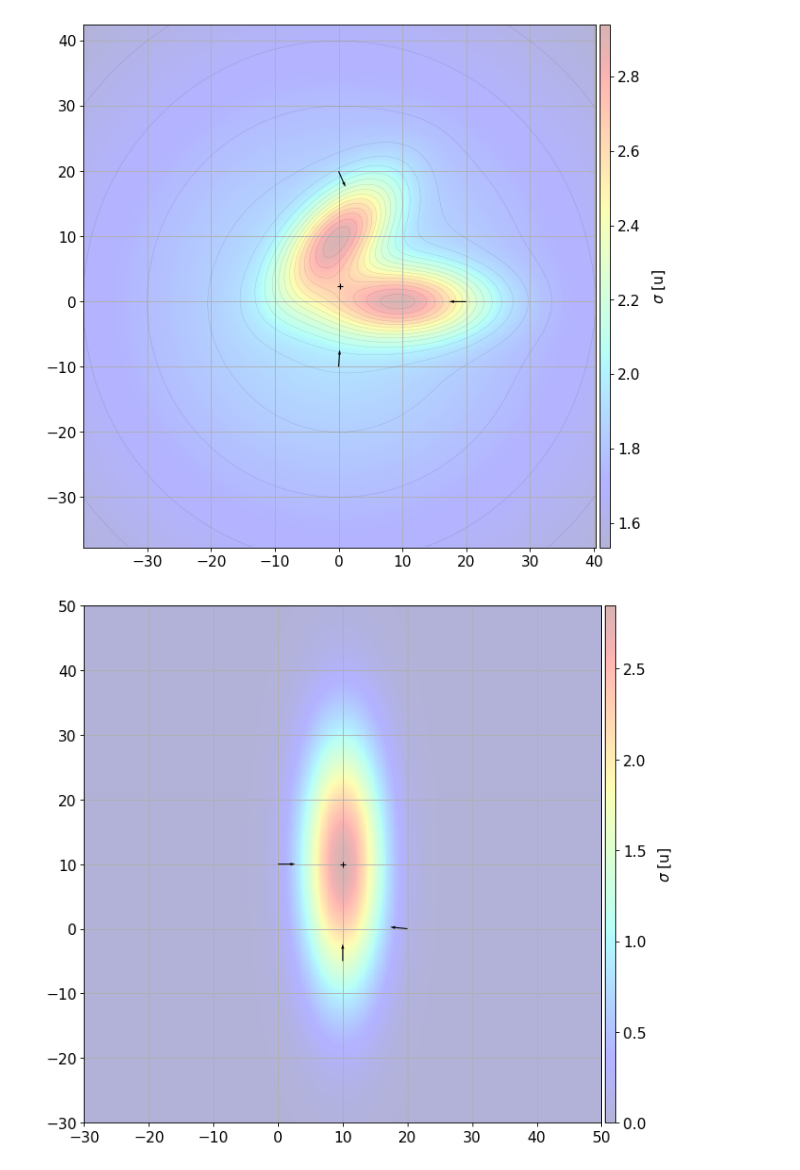
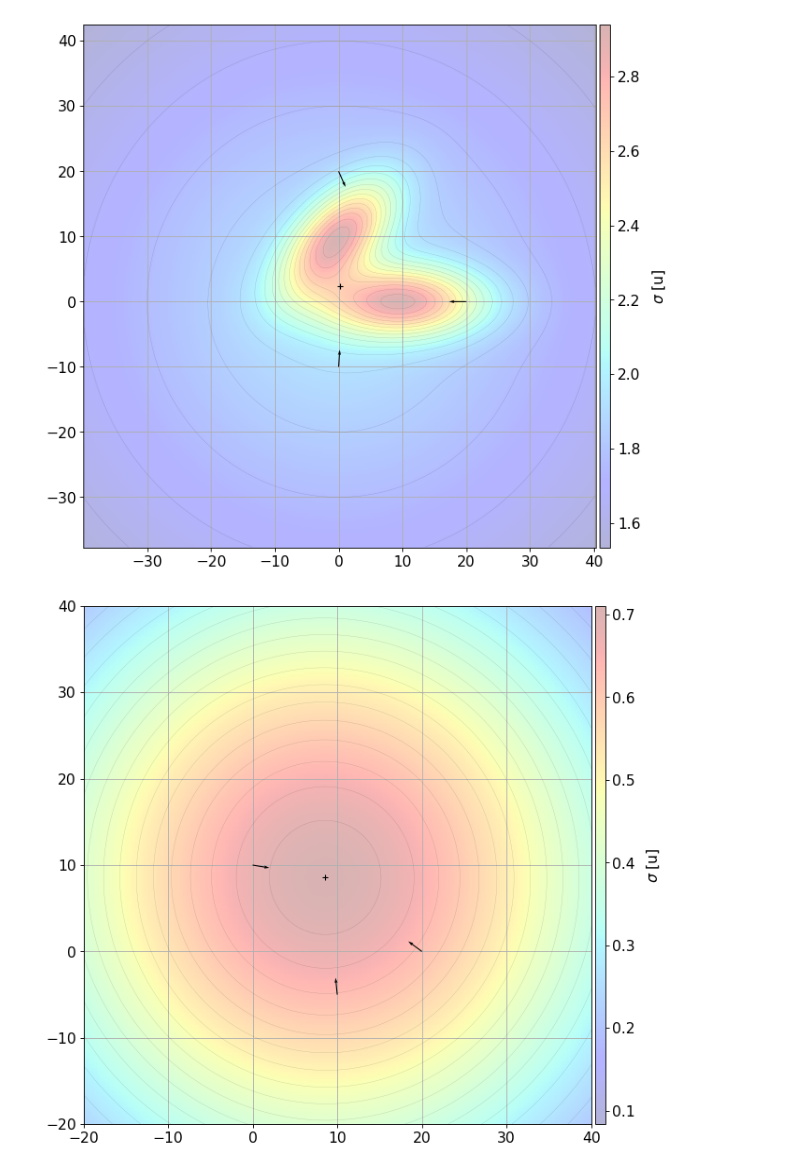
Before and after one commit to jesusBV20/source_seeking_2D, a Jupyter notebook: _scalar_field_test.ipynb, the cells around one changed output. Cells and saved outputs as stored; diff of their text form; code cells hidden in the pictures.

```diff
--- a/_scalar_field_test.ipynb
+++ b/_scalar_field_test.ipynb
@@ -68,37 +68,39 @@ plt.show()
 # %%
 # ----------------------------------------------------------------------
 # Testeamos gaussiana
 # ----------------------------------------------------------------------
 
-mu = [10,10]
 max_int = 100
-dev = 14
+mu = np.array([10,10]) + 6 * (np.random.rand() - 0.5)
+dev = 30 * (np.random.rand() + 1)
 
-psi = 45 * np.pi / 180
-ab_ = 10
+psi = np.pi * np.random.rand()
+a, b = 1 + 3*(np.random.rand()+1), 1 + 3*(np.random.rand()+1)
 
 # Generate the scalar field
-S = -np.array([[1,0],[0,ab_]])
+S = -np.array([[a,0],[0,b]])
 R =  M_rot(psi)
 R2 = M_rot(psi)
 
 sigma_func = sigma_gauss(mu=mu, max_intensity=max_int, dev=dev, S=S, R=R)
 sigma_test = sigma(sigma_func)
 sigma_test.rot = R2
 
 # Generate the plot
 fig = plt.figure(figsize=(9, 9), dpi=80)
 ax = fig.subplots()
 
 # Draw the scalar field
-sigma_test.draw_imshow(fig=fig, ax=ax, xlim=40, ylim=40, n=300)
+sigma_test.draw(fig=fig, ax=ax, xlim=40, ylim=40, n=300, contour_levels=20)
+ax.set_xlim([-20,40])
+ax.set_ylim([-20,40])
 
 # Draw multiple gradients
 sigma_test.draw_grad([0,10], ax, width=0.002, scale=30)
 sigma_test.draw_grad([20,0], ax, width=0.002, scale=30)
 sigma_test.draw_grad([10,-5], ax, width=0.002, scale=30)
 
 ax.grid(True)
 plt.show()
 # %% [output]
-[figure, old version]
+[figure, new version]
```
Also changed, not shown: 5 other files.
